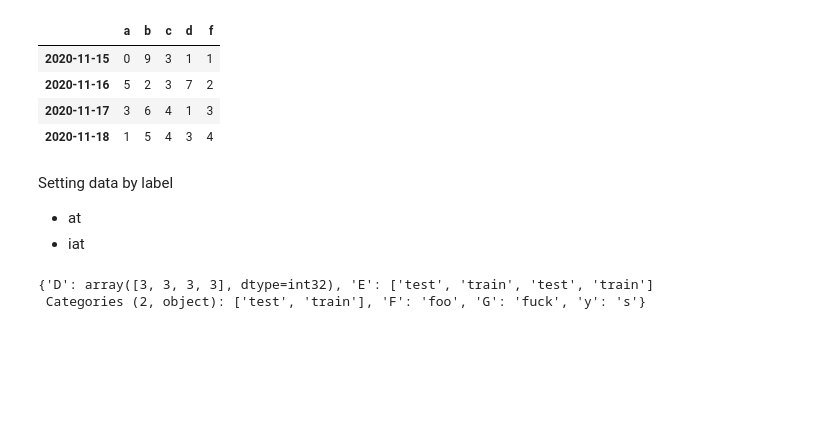
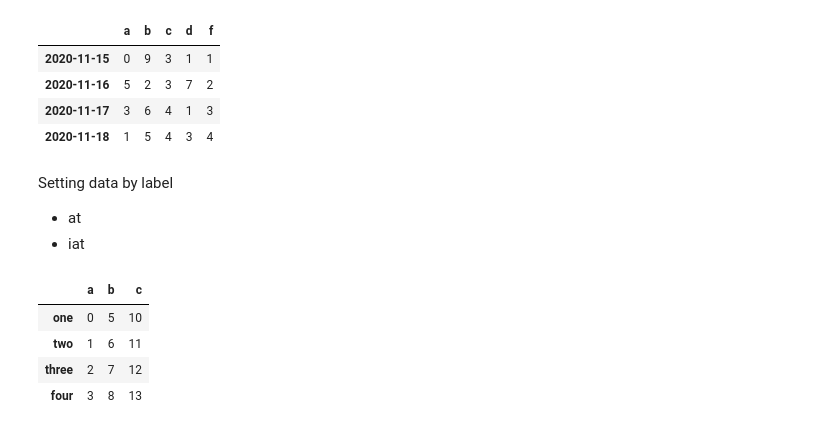
Before and after one commit to rlfwo93/machine-learning, a Jupyter notebook: pandas.ipynb, the cells around one changed output. Saved outputs shown, nothing was run; the diff lists cells and outputs as text; code cells hidden in the pictures; blank space fills up the shorter version.

```diff
--- a/pandas.ipynb
+++ b/pandas.ipynb
@@ -366,12 +330,15 @@ del df["A"]
-# %%
-df5= pd.DataFrame = ({
-                    'D': np.array([3]*4, dtype='int32'),
-                    'E': pd.Categorical(['test', 'train', 'test', 'train']),
-                    'F': 'foo',
-                    'G': "fuck",
-                    "y": "s"
-})
-df5
-# %% [output]
-{'D': array([3, 3, 3, 3], dtype=int32), 'E': ['test', 'train', 'test', 'train']
- Categories (2, object): ['test', 'train'], 'F': 'foo', 'G': 'fuck', 'y': 's'}
+# %%
+# 예시 df
+
+pdf = pd.DataFrame ({
+    'a' : list(range(4)),
+    'b' : list(range(5,9)),
+    "c" : np.arange(10,14)},
+    index = ("one","two","three","four"))
+pdf
+# %% [output]
+|  | a | b | c |
+| one | 0 | 5 | 10 |
+| two | 1 | 6 | 11 |
+| three | 2 | 7 | 12 |
+| four | 3 | 8 | 13 |
```
Also changed, not shown: parts of 20 cells of this notebook.
